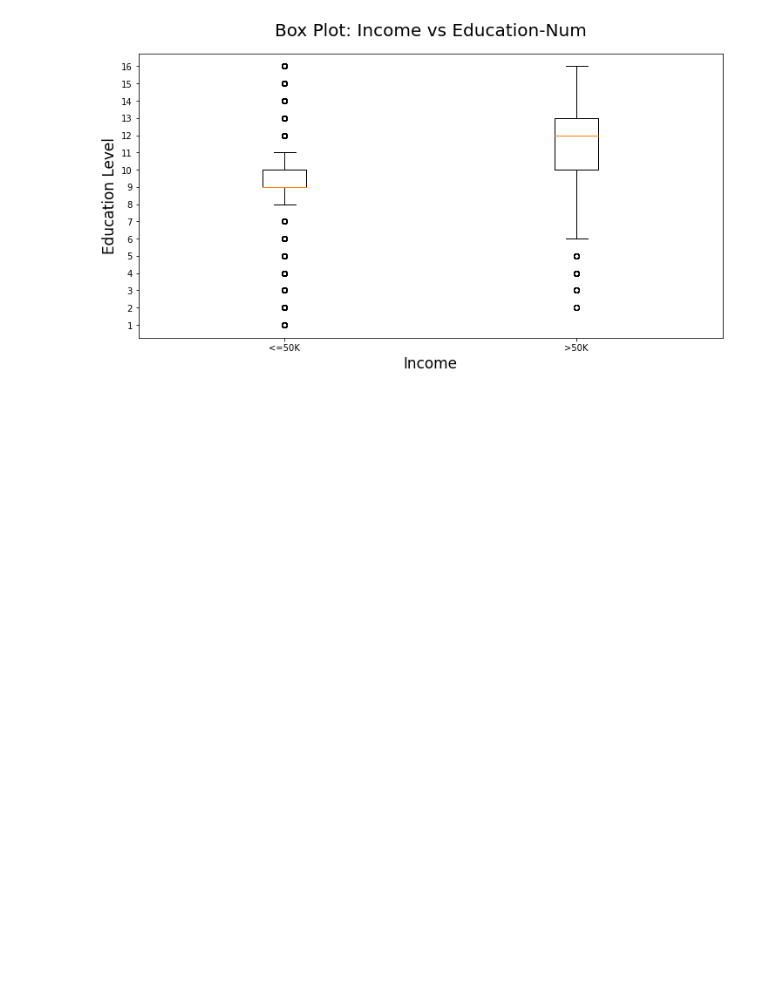
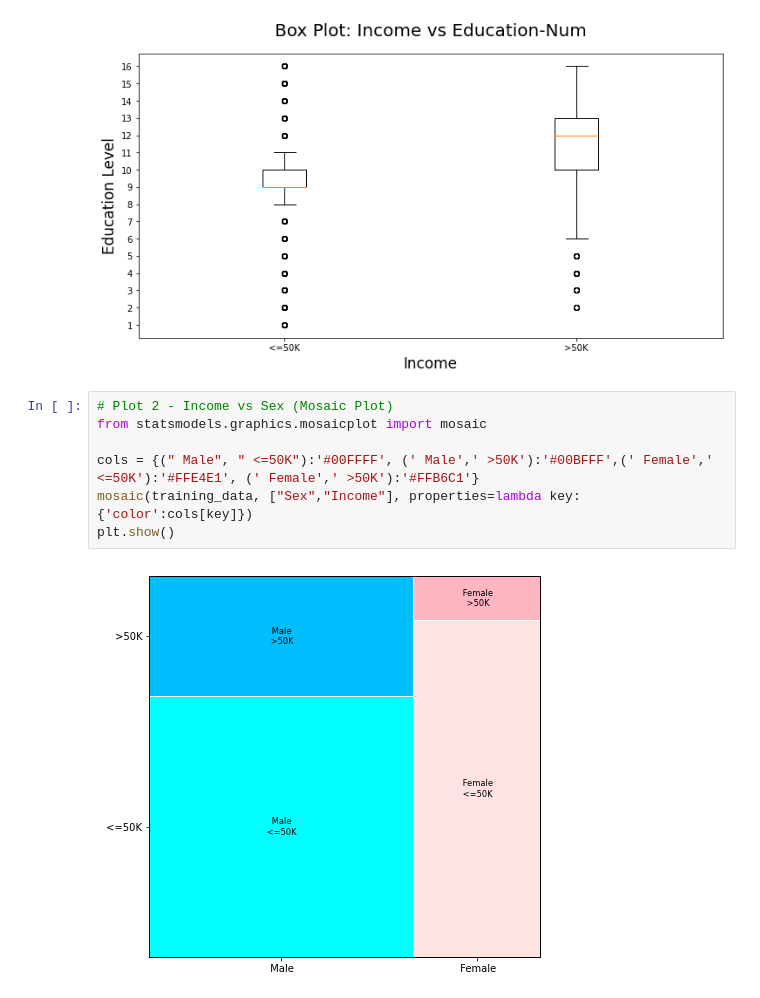
Before and after one commit to wzheng41/CSE578-Data-Visualization, a Jupyter notebook: main.ipynb, the cells around one changed output. Saved outputs shown, nothing was run; the diff lists cells and outputs as text; blank space fills up the shorter version.

Commit message:
Mosaic Plot over Sex & Income
Male: Blue
Female: Pink

```diff
--- a/main.ipynb
+++ b/main.ipynb
@@ -121,3 +120,12 @@ plt.title("Box Plot: Income vs Education-Num", fontsize=20, pad=20)
 plt.show()
 # %% [output]
 [figure]
+# %%
+# Plot 2 - Income vs Sex (Mosaic Plot)
+from statsmodels.graphics.mosaicplot import mosaic
+
+cols = {(" Male", " <=50K"):'#00FFFF', (' Male',' >50K'):'#00BFFF',(' Female',' <=50K'):'#FFE4E1', (' Female',' >50K'):'#FFB6C1'}
+mosaic(training_data, ["Sex","Income"], properties=lambda key:{'color':cols[key]})
+plt.show()
+# %% [output]
+[figure, added]
```
Also changed, not shown: parts of 1 cell of this notebook, 1 other file.
